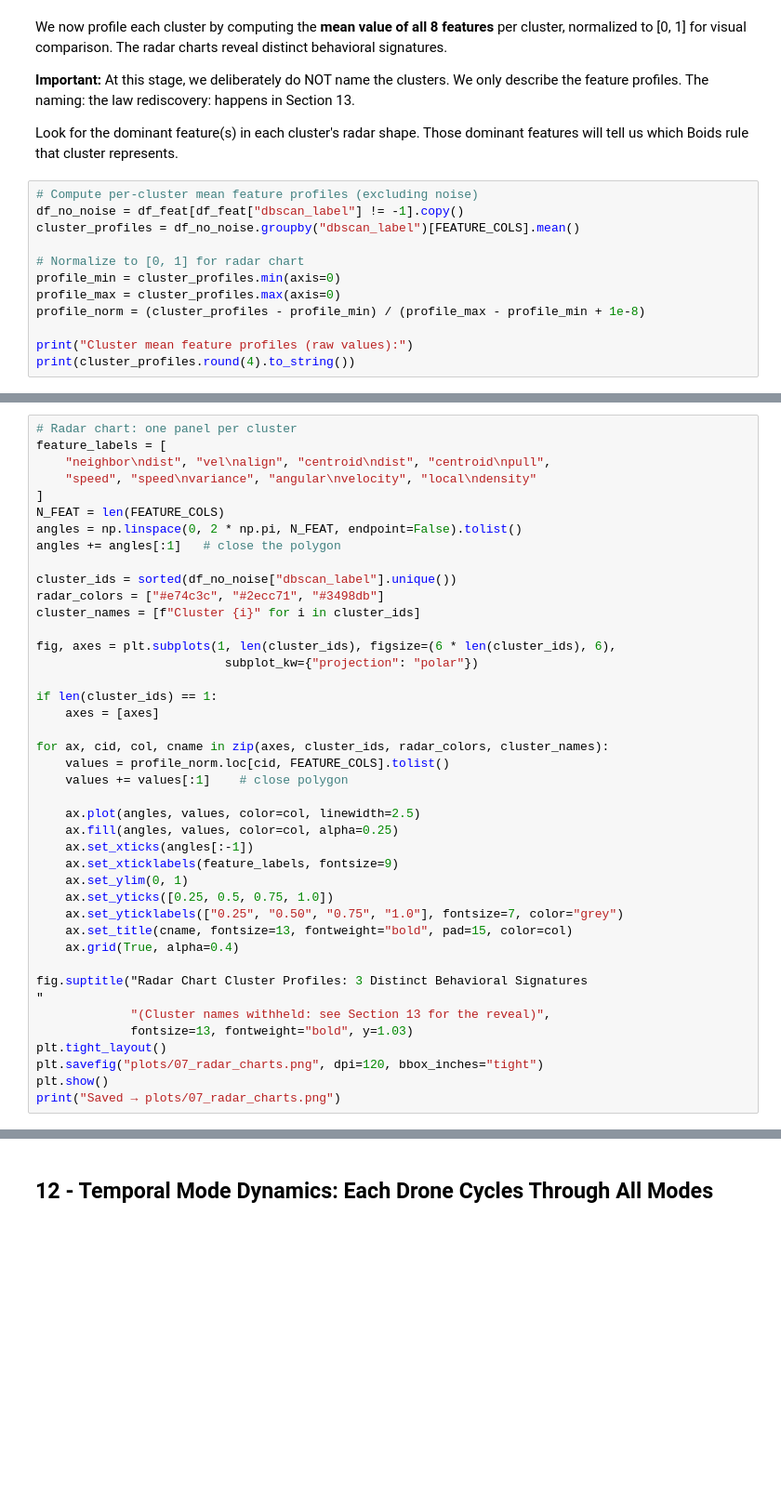
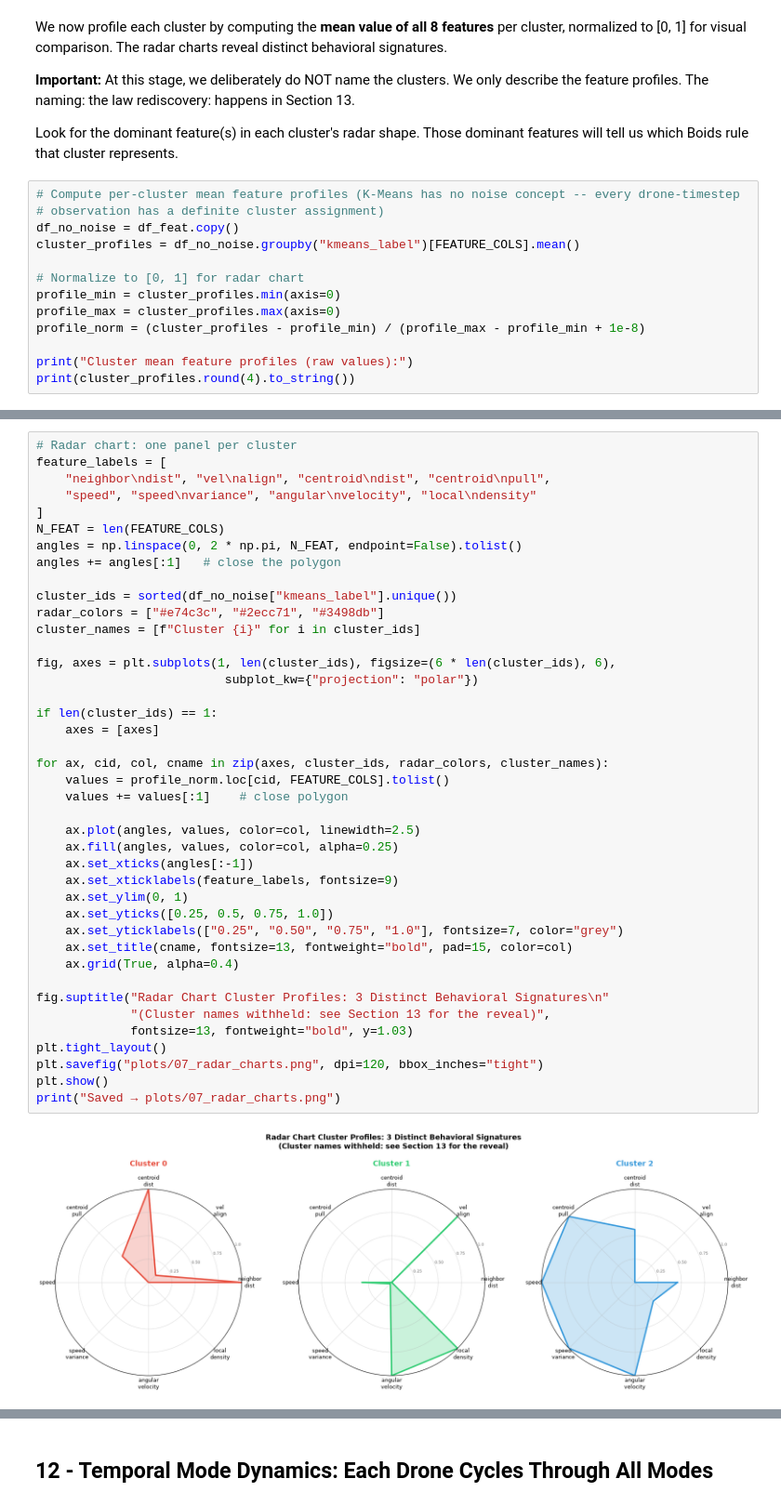
Before and after one commit to vishivishvish/case-studies, a Jupyter notebook: 005 - Autonomous Drone Swarm Behavioral Clustering/drone_swarm_clustering.ipynb, the cells around one changed output, grey strips where cells are left out. Shown at 93% size. Saved outputs shown, nothing was run; the diff lists cells and outputs as text; blank space fills up the shorter version.

```diff
--- a/005 - Autonomous Drone Swarm Behavioral Clustering/drone_swarm_clustering.ipynb
+++ b/005 - Autonomous Drone Swarm Behavioral Clustering/drone_swarm_clustering.ipynb
@@ -825,9 +1054,10 @@ We now profile each cluster by computing the **mean value of all 8 features** pe
 
 Look for the dominant feature(s) in each cluster's radar shape. Those dominant features will tell us which Boids rule that cluster represents.
 # %%
-# Compute per-cluster mean feature profiles (excluding noise)
-df_no_noise = df_feat[df_feat["dbscan_label"] != -1].copy()
-cluster_profiles = df_no_noise.groupby("dbscan_label")[FEATURE_COLS].mean()
+# Compute per-cluster mean feature profiles (K-Means has no noise concept -- every drone-timestep
+# observation has a definite cluster assignment)
+df_no_noise = df_feat.copy()
+cluster_profiles = df_no_noise.groupby("kmeans_label")[FEATURE_COLS].mean()
 
 # Normalize to [0, 1] for radar chart
 profile_min = cluster_profiles.min(axis=0)
@@ -849,35 +1093,36 @@ N_FEAT = len(FEATURE_COLS)
 angles = np.linspace(0, 2 * np.pi, N_FEAT, endpoint=False).tolist()
 angles += angles[:1]   # close the polygon
 
-cluster_ids = sorted(df_no_noise["dbscan_label"].unique())
+cluster_ids = sorted(df_no_noise["kmeans_label"].unique())
 radar_colors = ["#e74c3c", "#2ecc71", "#3498db"]
 cluster_names = [f"Cluster {i}" for i in cluster_ids]
 
 fig, axes = plt.subplots(1, len(cluster_ids), figsize=(6 * len(cluster_ids), 6),
                           subplot_kw={"projection": "polar"})
 
 if len(cluster_ids) == 1:
     axes = [axes]
 
 for ax, cid, col, cname in zip(axes, cluster_ids, radar_colors, cluster_names):
     values = profile_norm.loc[cid, FEATURE_COLS].tolist()
     values += values[:1]    # close polygon
 
     ax.plot(angles, values, color=col, linewidth=2.5)
     ax.fill(angles, values, color=col, alpha=0.25)
     ax.set_xticks(angles[:-1])
     ax.set_xticklabels(feature_labels, fontsize=9)
     ax.set_ylim(0, 1)
     ax.set_yticks([0.25, 0.5, 0.75, 1.0])
     ax.set_yticklabels(["0.25", "0.50", "0.75", "1.0"], fontsize=7, color="grey")
     ax.set_title(cname, fontsize=13, fontweight="bold", pad=15, color=col)
     ax.grid(True, alpha=0.4)
 
-fig.suptitle("Radar Chart Cluster Profiles: 3 Distinct Behavioral Signatures
-"
+fig.suptitle("Radar Chart Cluster Profiles: 3 Distinct Behavioral Signatures\n"
              "(Cluster names withheld: see Section 13 for the reveal)",
              fontsize=13, fontweight="bold", y=1.03)
 plt.tight_layout()
 plt.savefig("plots/07_radar_charts.png", dpi=120, bbox_inches="tight")
 plt.show()
 print("Saved → plots/07_radar_charts.png")
+# %% [output]
+[figure, added]
```
Also changed, not shown: parts of 140 cells of this notebook, 1 other file.
